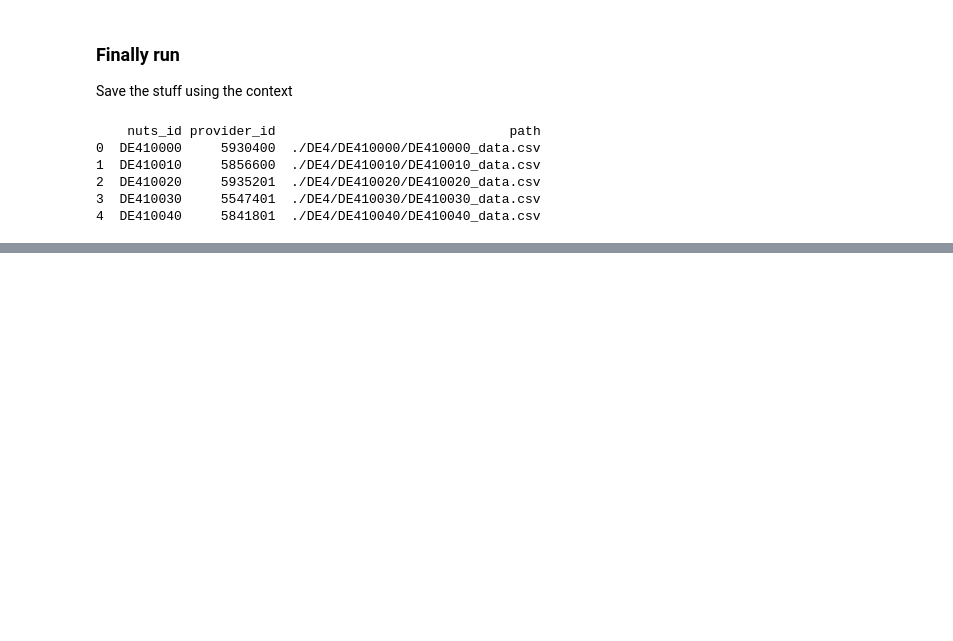
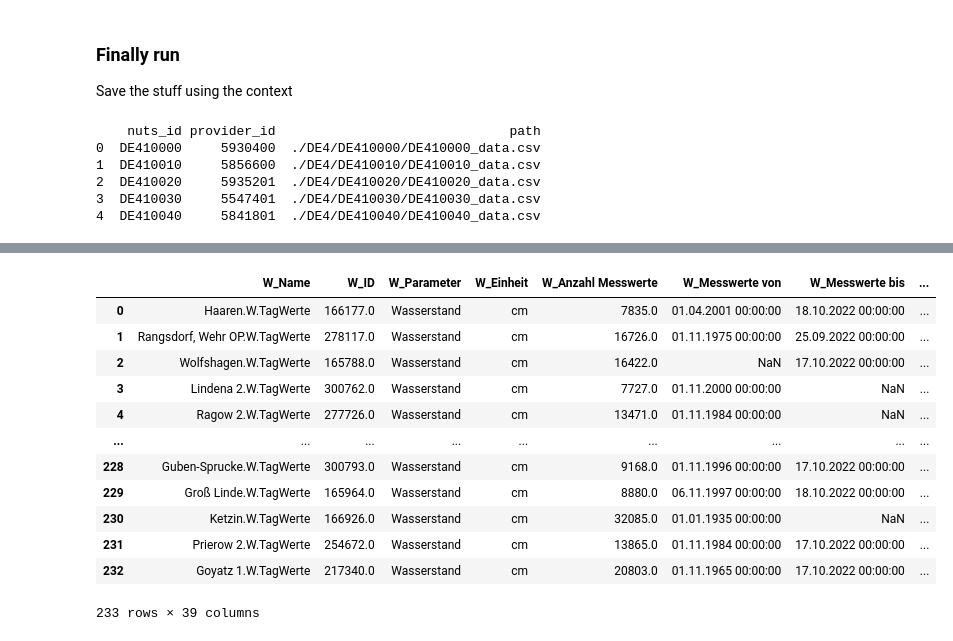
Before and after one commit to CAMELS-DE/camelsp, a Jupyter notebook: scripts/preprocess_de4.ipynb, the cells around one changed output, grey strips where cells are left out. Drawn from its saved outputs; the diff is of its cells as text; code cells hidden in the pictures; blank space fills up the shorter version.

```diff
--- a/scripts/preprocess_de4.ipynb
+++ b/scripts/preprocess_de4.ipynb
@@ -621,0 +657,16 @@ with Bundesland('Brandenburg') as bl:
+# %%
+pd.read_csv('../output_data/raw_metadata/DE4_raw_metadata.csv')
+# %% [output]
+|  | W_Name | W_ID | W_Parameter | W_Einheit | W_Anzahl Messwerte | W_Messwerte von | W_Messwerte bis | ... |
+| 0 | Haaren.W.TagWerte | 166177.0 | Wasserstand | cm | 7835.0 | 01.04.2001 00:00:00 | 18.10.2022 00:00:00 | ... |
+| 1 | Rangsdorf, Wehr OP.W.TagWerte | 278117.0 | Wasserstand | cm | 16726.0 | 01.11.1975 00:00:00 | 25.09.2022 00:00:00 | ... |
+| 2 | Wolfshagen.W.TagWerte | 165788.0 | Wasserstand | cm | 16422.0 | NaN | 17.10.2022 00:00:00 | ... |
+| 3 | Lindena 2.W.TagWerte | 300762.0 | Wasserstand | cm | 7727.0 | 01.11.2000 00:00:00 | NaN | ... |
+| 4 | Ragow 2.W.TagWerte | 277726.0 | Wasserstand | cm | 13471.0 | 01.11.1984 00:00:00 | NaN | ... |
+| ... | ... | ... | ... | ... | ... | ... | ... | ... |
+| 228 | Guben-Sprucke.W.TagWerte | 300793.0 | Wasserstand | cm | 9168.0 | 01.11.1996 00:00:00 | 17.10.2022 00:00:00 | ... |
+| 229 | Groß Linde.W.TagWerte | 165964.0 | Wasserstand | cm | 8880.0 | 06.11.1997 00:00:00 | 18.10.2022 00:00:00 | ... |
+| 230 | Ketzin.W.TagWerte | 166926.0 | Wasserstand | cm | 32085.0 | 01.01.1935 00:00:00 | NaN | ... |
+| 231 | Prierow 2.W.TagWerte | 254672.0 | Wasserstand | cm | 13865.0 | 01.11.1984 00:00:00 | 17.10.2022 00:00:00 | ... |
+| 232 | Goyatz 1.W.TagWerte | 217340.0 | Wasserstand | cm | 20803.0 | 01.11.1965 00:00:00 | 17.10.2022 00:00:00 | ... |
+233 rows × 39 columns
```
Also changed, not shown: parts of 4 cells of this notebook, 11 other files.
